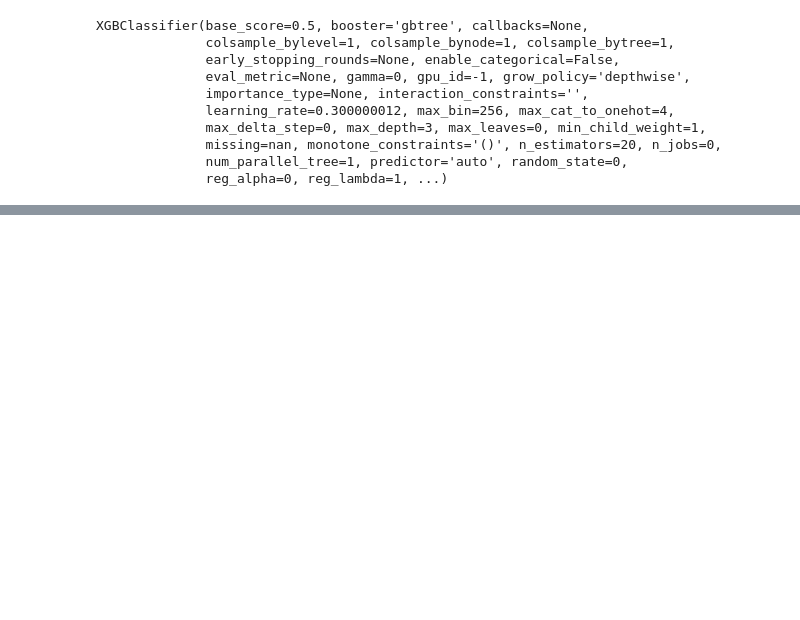
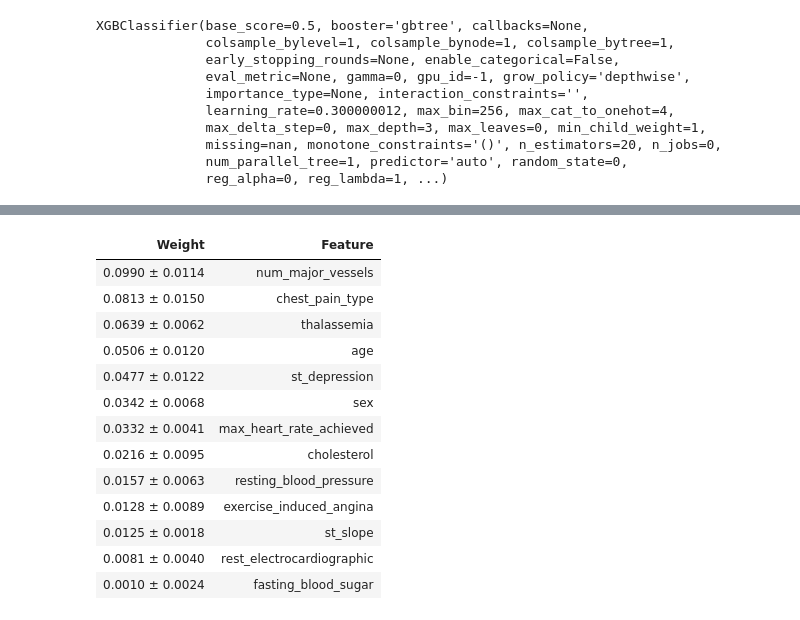
Before and after one commit to ofek181/A-Heart-Disease-Study, a Jupyter notebook: heart_disease_study.ipynb, the cells around one changed output, grey strips where cells are left out. Drawn from its saved outputs; the diff is of its cells as text; code cells hidden in the pictures; blank space fills up the shorter version.

```diff
--- a/heart_disease_study.ipynb
+++ b/heart_disease_study.ipynb
@@ -473,0 +476,18 @@ with plt.style.context("ggplot"):
+# %%
+importance = eli5.sklearn.PermutationImportance(xgb, random_state=seed).fit(x_train, y_train)
+eli5.show_weights(importance, feature_names = x_val.columns.tolist())
+# %% [output]
+| Weight | Feature |
+| 0.0990 ± 0.0114 | num_major_vessels |
+| 0.0813 ± 0.0150 | chest_pain_type |
+| 0.0639 ± 0.0062 | thalassemia |
+| 0.0506 ± 0.0120 | age |
+| 0.0477 ± 0.0122 | st_depression |
+| 0.0342 ± 0.0068 | sex |
+| 0.0332 ± 0.0041 | max_heart_rate_achieved |
+| 0.0216 ± 0.0095 | cholesterol |
+| 0.0157 ± 0.0063 | resting_blood_pressure |
+| 0.0128 ± 0.0089 | exercise_induced_angina |
+| 0.0125 ± 0.0018 | st_slope |
+| 0.0081 ± 0.0040 | rest_electrocardiographic |
+| 0.0010 ± 0.0024 | fasting_blood_sugar |
```
Also changed, not shown: parts of 4 cells of this notebook.
